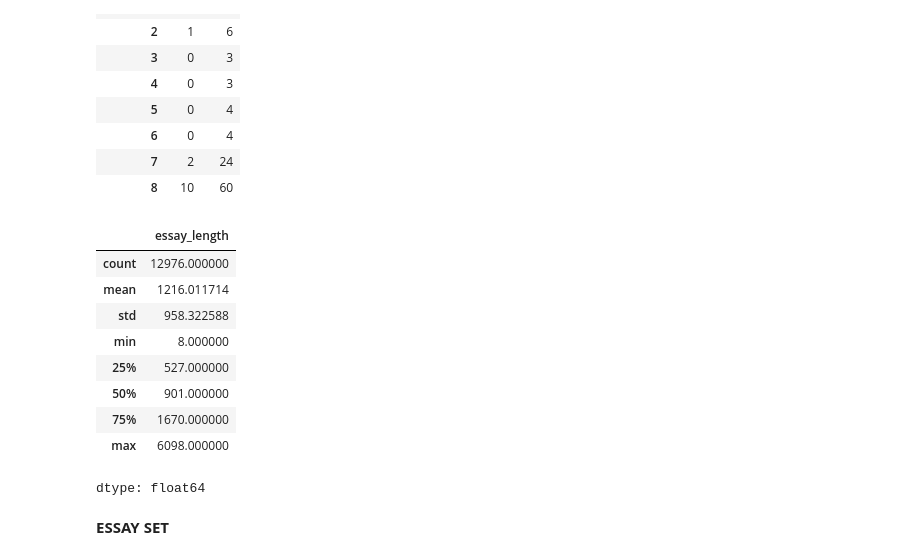
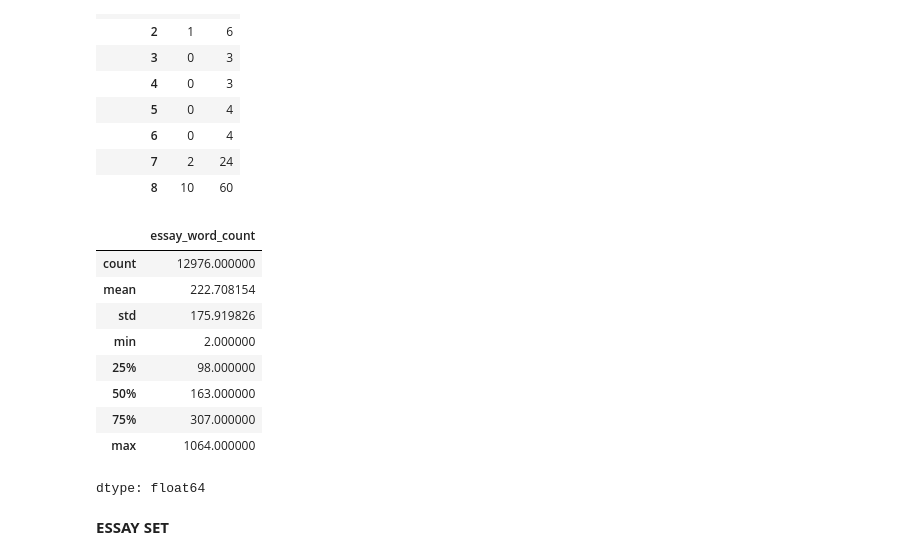
Before and after one commit to MalakSalehh/Thesis-datasets, a Jupyter notebook: ASAP.ipynb, the cells around one changed output. Drawn from its saved outputs; the diff is of its cells as text; code cells hidden in the pictures.

```diff
--- a/ASAP.ipynb
+++ b/ASAP.ipynb
@@ -172,18 +172,18 @@ df.groupby('essay_set')['domain1_score'].agg(['min','max']) #score range for eac
 | 7 | 2 | 24 |
 | 8 | 10 | 60 |
 # %%
-df['essay_length'] = df['essay'].apply(len)
-df['essay_length'].describe() #shortest essay, longest essay, average essay length
+df['essay_word_count'] = df['essay'].apply(lambda x: len(str(x).split()))
+df['essay_word_count'].describe() #shortest essay, longest essay, average essay length in WORDS
 # %% [output]
-|  | essay_length |
+|  | essay_word_count |
 | count | 12976.000000 |
-| mean | 1216.011714 |
-| std | 958.322588 |
-| min | 8.000000 |
-| 25% | 527.000000 |
-| 50% | 901.000000 |
-| 75% | 1670.000000 |
-| max | 6098.000000 |
+| mean | 222.708154 |
+| std | 175.919826 |
+| min | 2.000000 |
+| 25% | 98.000000 |
+| 50% | 163.000000 |
+| 75% | 307.000000 |
+| max | 1064.000000 |
 dtype: float64
 # %% [markdown]
 **ESSAY SET**
```
